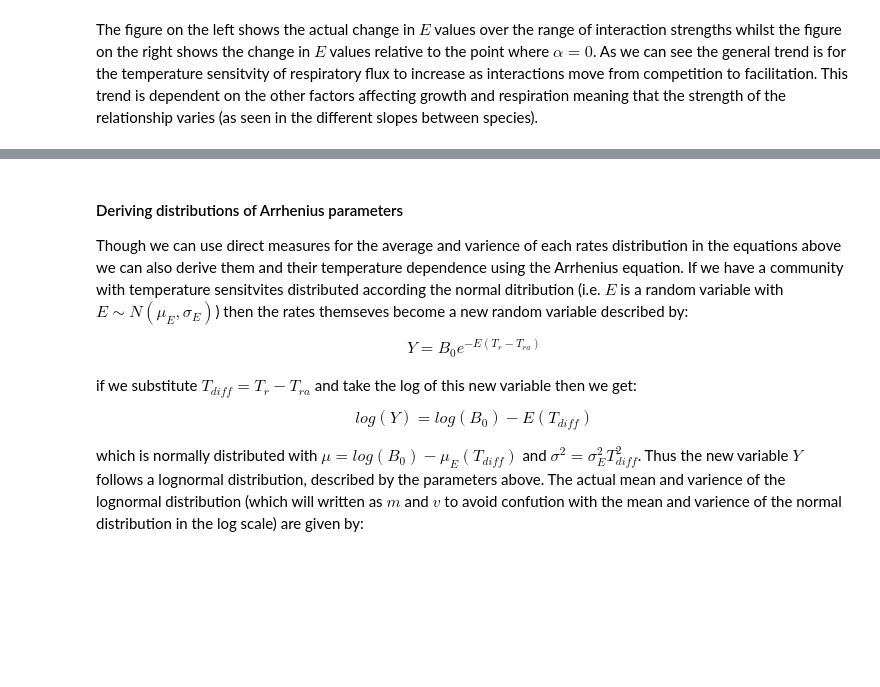
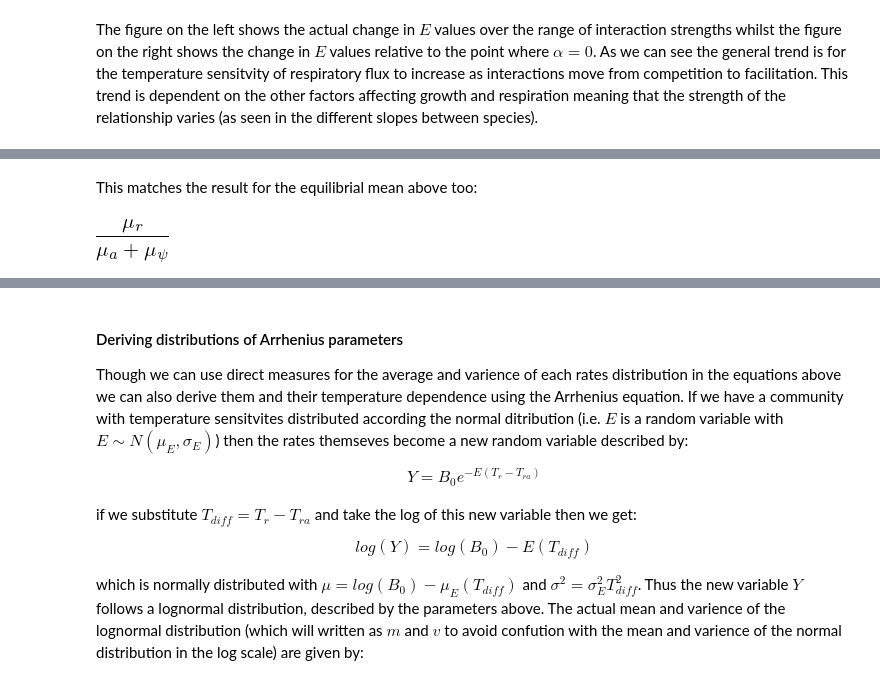
Before and after one commit to CleggTom/Bacteria_EcoFunc, a Jupyter notebook: notebooks/Models_main.ipynb, the cells around one changed output, grey strips where cells are left out. Saved outputs shown, nothing was run; the diff lists cells and outputs as text; code cells hidden in the pictures; blank space fills up the shorter version.

```diff
--- a/notebooks/Models_main.ipynb
+++ b/notebooks/Models_main.ipynb
@@ -498,0 +520,6 @@ and if we assume independence of uptake, respiration and summed interaction stre
+# %% [markdown]
+ This matches the result for the equilibrial mean above too:
+# %%
+limit(uC_sol.args[1],t,oo)
+# %% [output]
+[figure, added]
```
Also changed, not shown: parts of 46 cells of this notebook, 13 other files.
